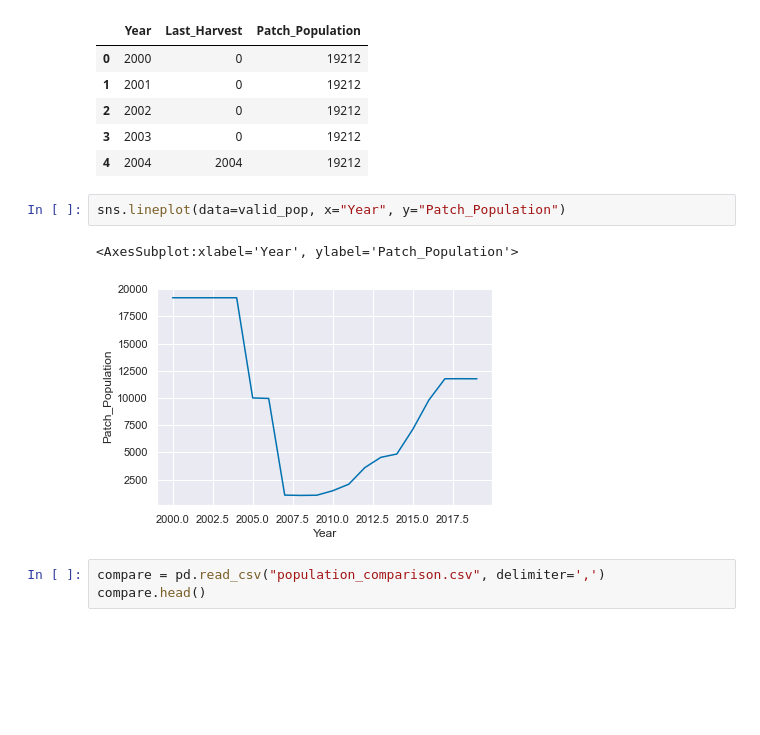
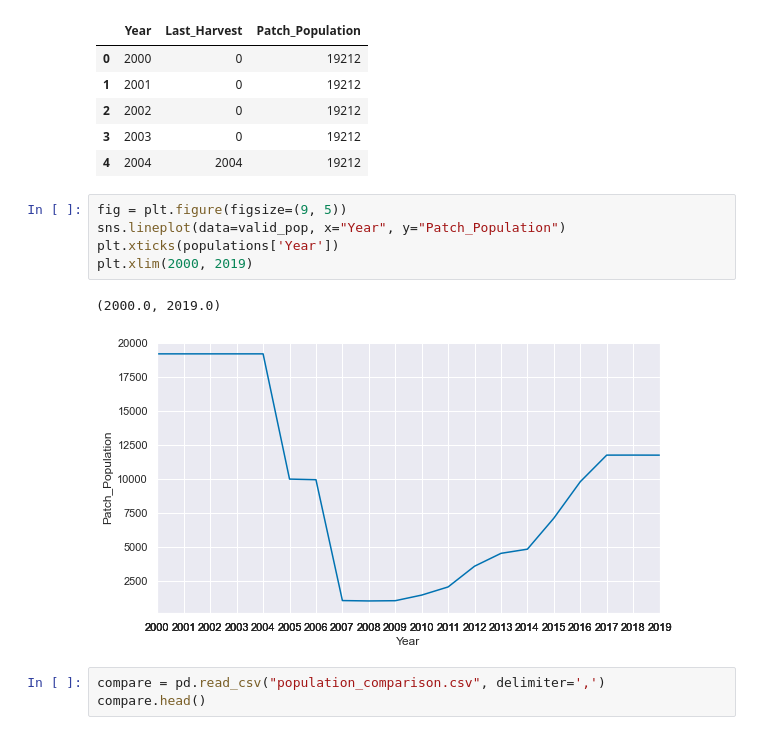
Before and after one commit to g19j1101/HoneybushModel_Results_Analysis, a Jupyter notebook: analysis.ipynb, the cells around one changed output. Saved outputs shown, nothing was run; the diff lists cells and outputs as text; blank space fills up the shorter version.

```diff
--- a/analysis.ipynb
+++ b/analysis.ipynb
@@ -122,10 +122,13 @@ valid_pop.head()
 | 3 | 2003 | 0 | 19212 |
 | 4 | 2004 | 2004 | 19212 |
 # %%
+fig = plt.figure(figsize=(9, 5))
 sns.lineplot(data=valid_pop, x="Year", y="Patch_Population")
+plt.xticks(populations['Year'])
+plt.xlim(2000, 2019)
 # %% [output]
-<AxesSubplot:xlabel='Year', ylabel='Patch_Population'>
+(2000.0, 2019.0)
-[figure, old version]
+[figure, new version]
 # %%
 compare = pd.read_csv("population_comparison.csv", delimiter=',')
 compare.head()
```
Also changed, not shown: parts of 1 cell of this notebook, 2 other files.
